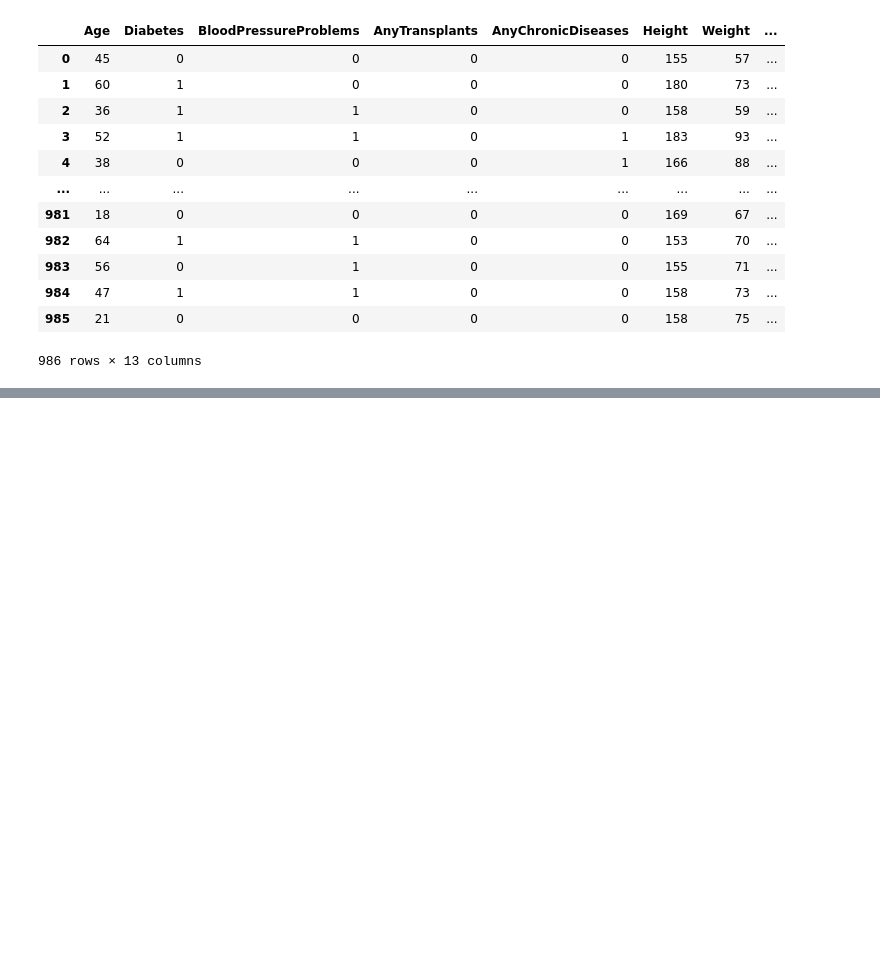
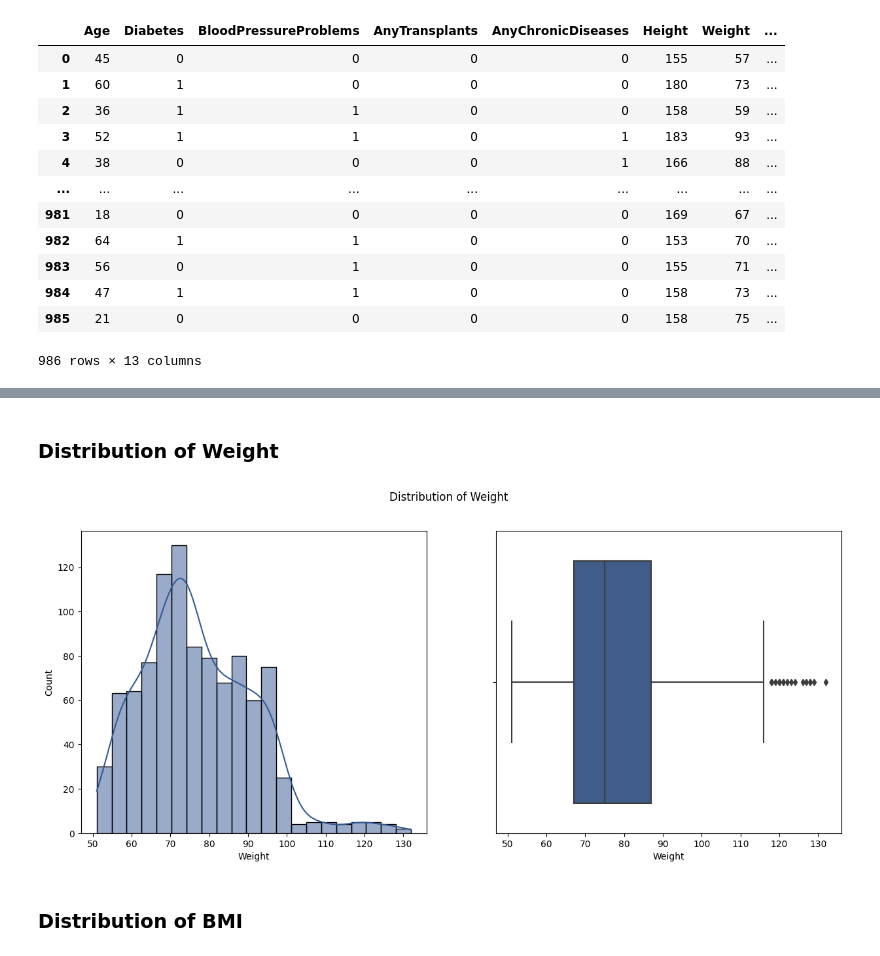
Before and after one commit to RahulHipparkar/Insurance-Premium-Prediction, a Jupyter notebook: insurance-premium-prediction.ipynb, the cells around one changed output, grey strips where cells are left out. Saved outputs shown, nothing was run; the diff lists cells and outputs as text; code cells hidden in the pictures; blank space fills up the shorter version.

```diff
--- a/insurance-premium-prediction.ipynb
+++ b/insurance-premium-prediction.ipynb
@@ -302,0 +328,22 @@ fig.show()
+# %% [markdown]
+### Distribution of Weight
+# %%
+plt.figure(figsize = (15, 6))
+
+# Histplot
+plt.subplot(1,2,1)
+sns.histplot(data = data , x = 'Weight', kde = True, color = '#345995')
+plt.xlabel('Weight')
+plt.ylabel('Count')
+
+# Boxplot
+plt.subplot(1,2,2)
+sns.boxplot(data = data, x = 'Weight', color = '#345995')
+plt.xlabel('Weight')
+
+plt.suptitle('Distribution of Weight')
+plt.show()
+# %% [output]
+[figure, added]
+# %% [markdown]
+### Distribution of BMI
```
Also changed, not shown: parts of 31 cells of this notebook.
